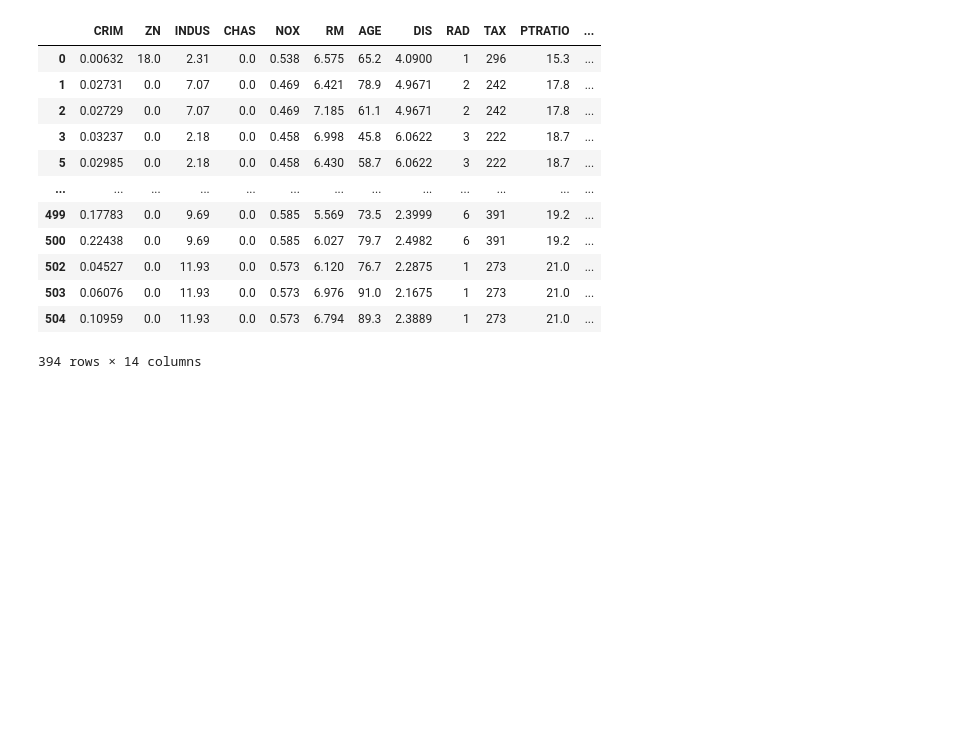
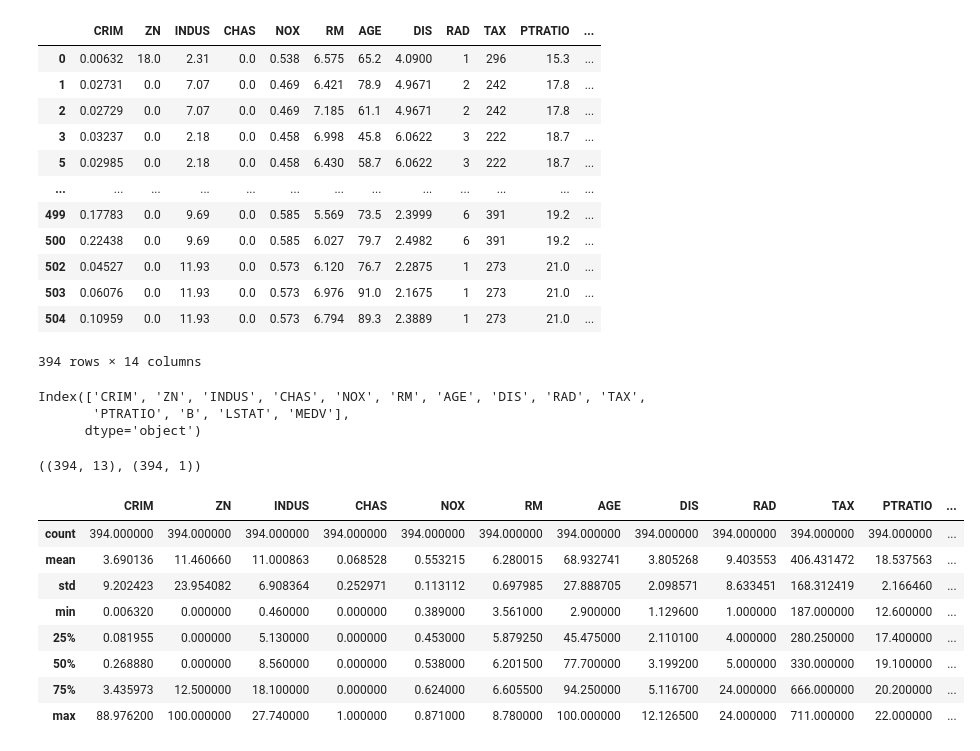
Before and after one commit to Assaulterx/Datasets-with-anaconda-and-jupyter-notebook, a Jupyter notebook: Prac4.ipynb, the cells around one changed output. Saved outputs shown, nothing was run; the diff lists cells and outputs as text; code cells hidden in the pictures; blank space fills up the shorter version.

```diff
--- a/Prac4.ipynb
+++ b/Prac4.ipynb
@@ -31,3 +31,11 @@ df
 | 503 | 0.06076 | 0.0 | 11.93 | 0.0 | 0.573 | 6.976 | 91.0 | 2.1675 | 1 | 273 | 21.0 | ... |
 | 504 | 0.10959 | 0.0 | 11.93 | 0.0 | 0.573 | 6.794 | 89.3 | 2.3889 | 1 | 273 | 21.0 | ... |
 394 rows × 14 columns
+# %%
+df.columns
+# %% [output]
+Index(['CRIM', 'ZN', 'INDUS', 'CHAS', 'NOX', 'RM', 'AGE', 'DIS', 'RAD', 'TAX',
+       'PTRATIO', 'B', 'LSTAT', 'MEDV'],
+      dtype='object')
+# %%
+x = df[['CRIM', 'ZN', 'INDUS', 'CHAS', 'NOX', 'RM', 'AGE', 'DIS', 'RAD', 'TAX', 'PTRATIO', 'B', 'LSTAT']]
@@ -33,0 +44,16 @@ df
+# %%
+x.shape,y.shape
+# %% [output]
+((394, 13), (394, 1))
+# %%
+x.describe()
+# %% [output]
+|  | CRIM | ZN | INDUS | CHAS | NOX | RM | AGE | DIS | RAD | TAX | PTRATIO | ... |
+| count | 394.000000 | 394.000000 | 394.000000 | 394.000000 | 394.000000 | 394.000000 | 394.000000 | 394.000000 | 394.000000 | 394.000000 | 394.000000 | ... |
+| mean | 3.690136 | 11.460660 | 11.000863 | 0.068528 | 0.553215 | 6.280015 | 68.932741 | 3.805268 | 9.403553 | 406.431472 | 18.537563 | ... |
+| std | 9.202423 | 23.954082 | 6.908364 | 0.252971 | 0.113112 | 0.697985 | 27.888705 | 2.098571 | 8.633451 | 168.312419 | 2.166460 | ... |
+| min | 0.006320 | 0.000000 | 0.460000 | 0.000000 | 0.389000 | 3.561000 | 2.900000 | 1.129600 | 1.000000 | 187.000000 | 12.600000 | ... |
+| 25% | 0.081955 | 0.000000 | 5.130000 | 0.000000 | 0.453000 | 5.879250 | 45.475000 | 2.110100 | 4.000000 | 280.250000 | 17.400000 | ... |
+| 50% | 0.268880 | 0.000000 | 8.560000 | 0.000000 | 0.538000 | 6.201500 | 77.700000 | 3.199200 | 5.000000 | 330.000000 | 19.100000 | ... |
+| 75% | 3.435973 | 12.500000 | 18.100000 | 0.000000 | 0.624000 | 6.605500 | 94.250000 | 5.116700 | 24.000000 | 666.000000 | 20.200000 | ... |
+| max | 88.976200 | 100.000000 | 27.740000 | 1.000000 | 0.871000 | 8.780000 | 100.000000 | 12.126500 | 24.000000 | 711.000000 | 22.000000 | ... |
```
Also changed, not shown: parts of 13 cells of this notebook.
